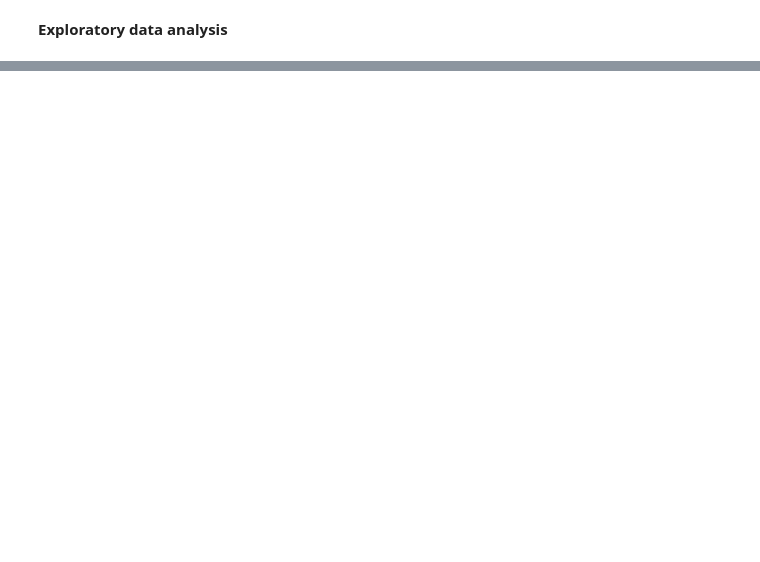
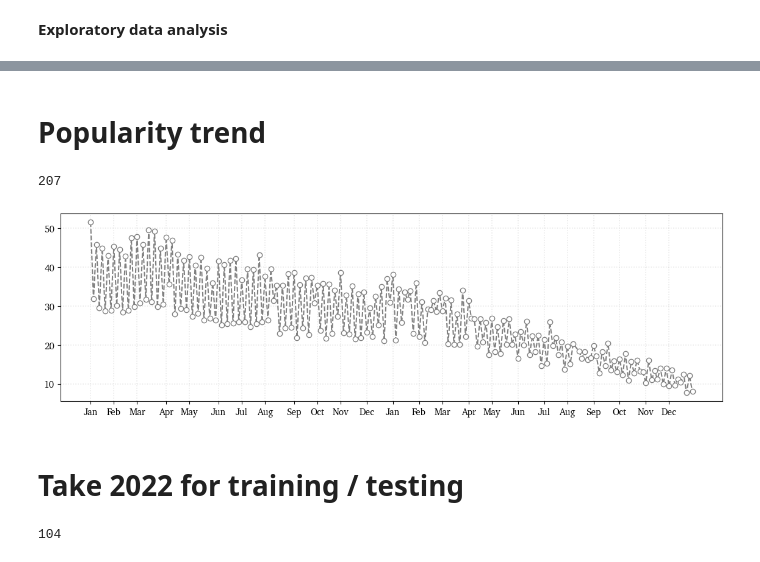
Before and after one commit to dspetukhov/podcast-popularity-classification, a Jupyter notebook: 01_exploratory_data_analysis.ipynb, the cells around one changed output, grey strips where cells are left out. Drawn from its saved outputs; the diff is of its cells as text; code cells hidden in the pictures; blank space fills up the shorter version.

```diff
--- a/01_exploratory_data_analysis.ipynb
+++ b/01_exploratory_data_analysis.ipynb
@@ -150,0 +19,27 @@ train_test_split(X, y, test_size=0.3, random_state=0, shuffle=True, stratify=y)
+# %% [markdown]
+# Popularity trend
+# %%
+popularity_dict = {ep: (cache[ep]['stats'], cache[ep]['month']) for ep in cache}
+len(popularity_dict)
+# %% [output]
+207
+# %%
+episode, values = zip(*sorted(popularity_dict.items(), key=lambda x: x[0]))
+# %%
+stats, month = zip(*values)
+# %%
+ticks = {}
+value = None
+for idx, el in enumerate(month):
+    if not value or el != value:
+        ticks[episode[idx]] = el
+        value = el
+# %%
+plt.figure(figsize=(14, 4))
+plt.plot(episode, stats, color='grey', ls='--', marker='o', ms=6, mfc='white')
+plt.grid(True, alpha=0.3, aa=True, ls=':', lw=1.1)
+_ = plt.xticks(ticks=list(ticks.keys()), labels=tuple(ticks.values()))
+# %% [output]
+[figure, added]
+# %% [markdown]
+# Take 2022 for training / testing
@@ -150,0 +48,5 @@ train_test_split(X, y, test_size=0.3, random_state=0, shuffle=True, stratify=y)
+# %%
+popularity_dict = {ep: (cache[ep]['stats'], cache[ep]['month']) for ep in cache if cache[ep]['year'] == year}
+len(popularity_dict)
+# %% [output]
+104
```
Also changed, not shown: parts of 49 cells of this notebook, 4 other files.
